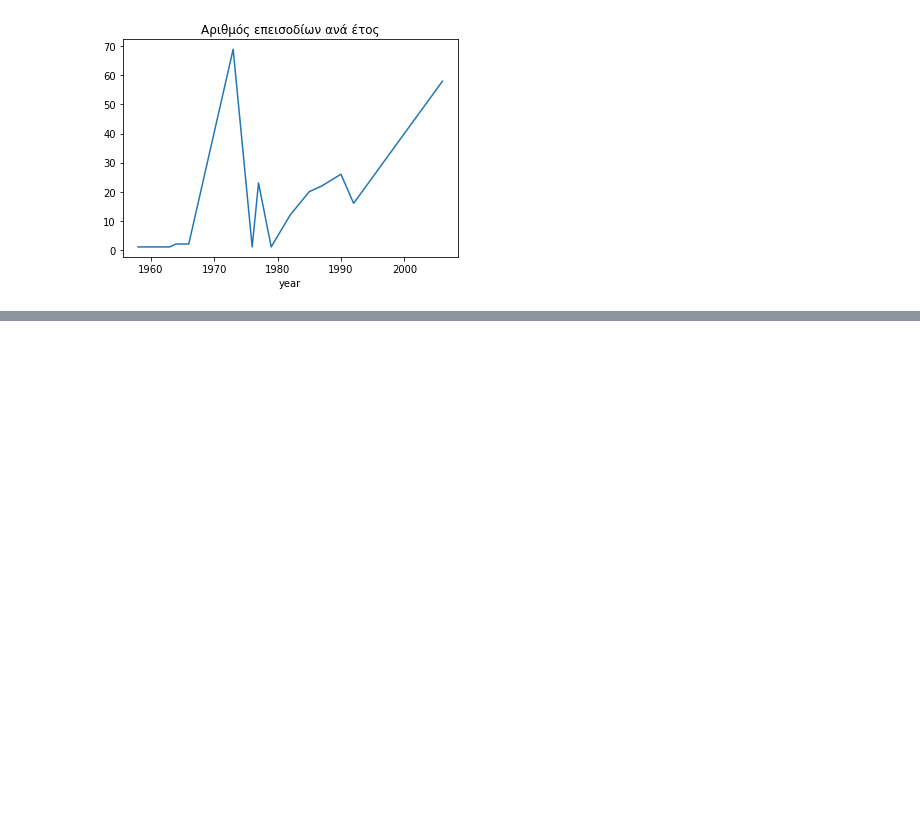
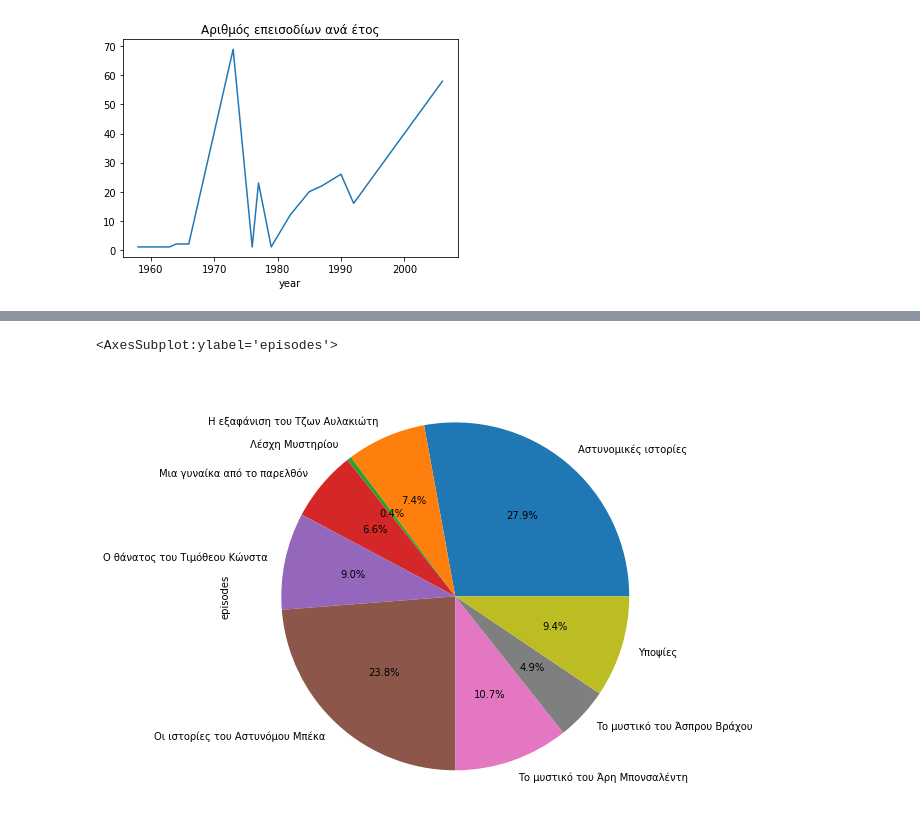
Before and after one commit to AntonioKal/Data_Analysis, a Jupyter notebook: Maris_filmography.ipynb, the cells around one changed output, grey strips where cells are left out. Cells and saved outputs as stored; diff of their text form; code cells hidden in the pictures; blank space fills up the shorter version.

```diff
--- a/Maris_filmography.ipynb
+++ b/Maris_filmography.ipynb
@@ -33,0 +46,5 @@ Text(0.5, 1.0, 'Αριθμός επεισοδίων ανά σειρά και κ
+# %%
+df.groupby('serie_title').sum()['episodes'].plot(kind='pie',shadow=False, autopct = '%1.1f%%', figsize =(10,8))
+# %% [output]
+<AxesSubplot:ylabel='episodes'>
+[figure, added]
```
Also changed, not shown: parts of 4 cells of this notebook.
